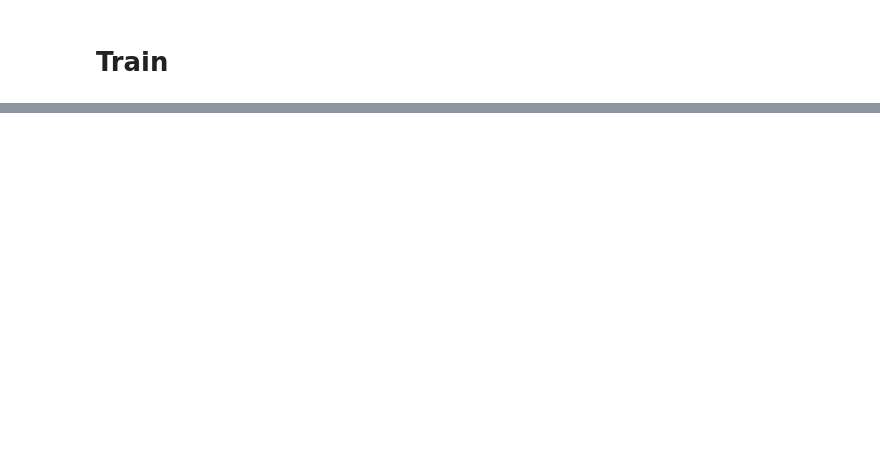
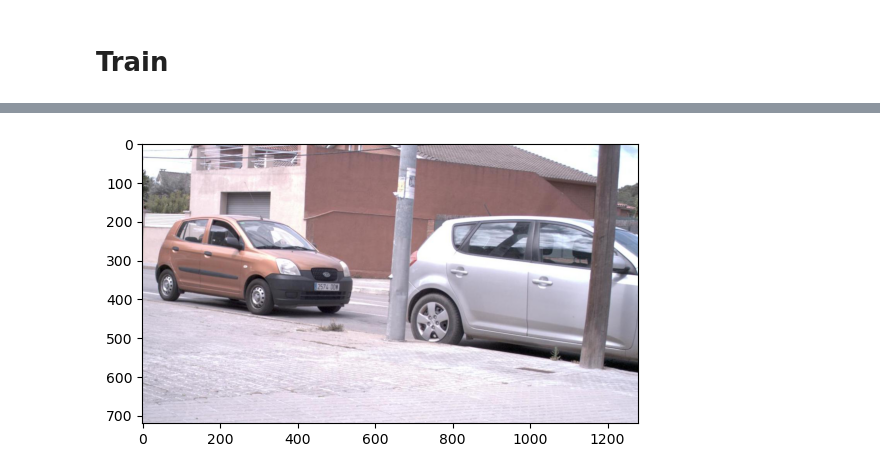
Before and after one commit to SpongeStark/intership_2025_COSYS, a Jupyter notebook: demo/demo_Dexined/demo_Dexined_with_visibility.ipynb, the cells around one changed output, grey strips where cells are left out. Cells and saved outputs as stored; diff of their text form; code cells hidden in the pictures; blank space fills up the shorter version.

```diff
--- a/demo/demo_Dexined/demo_Dexined_with_visibility.ipynb
+++ b/demo/demo_Dexined/demo_Dexined_with_visibility.ipynb
@@ -66,0 +87,16 @@ print(f"Succeed saving log in ./checkpoints/cpt_visibility.json")
+# %%
+# take one example
+x, y = biped_dataset[4]
+
+mean=[0.485, 0.456, 0.406]
+std=[0.229, 0.224, 0.225]
+denormalize = transforms.Normalize(
+    mean=[-m/s for m, s in zip(mean, std)],
+    std=[1/s for s in std]
+)
+
+
+plt.imshow(denormalize(x).permute(1,2,0))
+plt.show()
+# %% [output]
+[figure, added]
```
Also changed, not shown: parts of 10 cells of this notebook, 2 other files.
